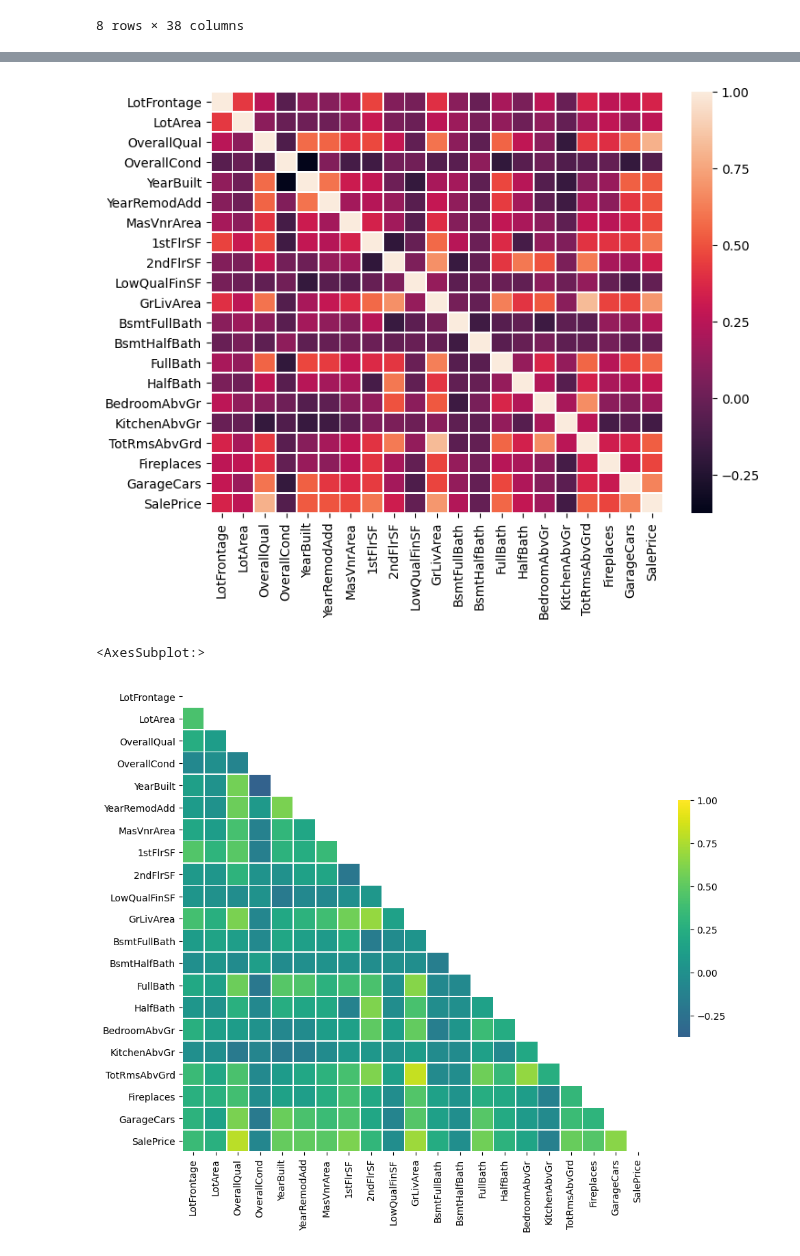
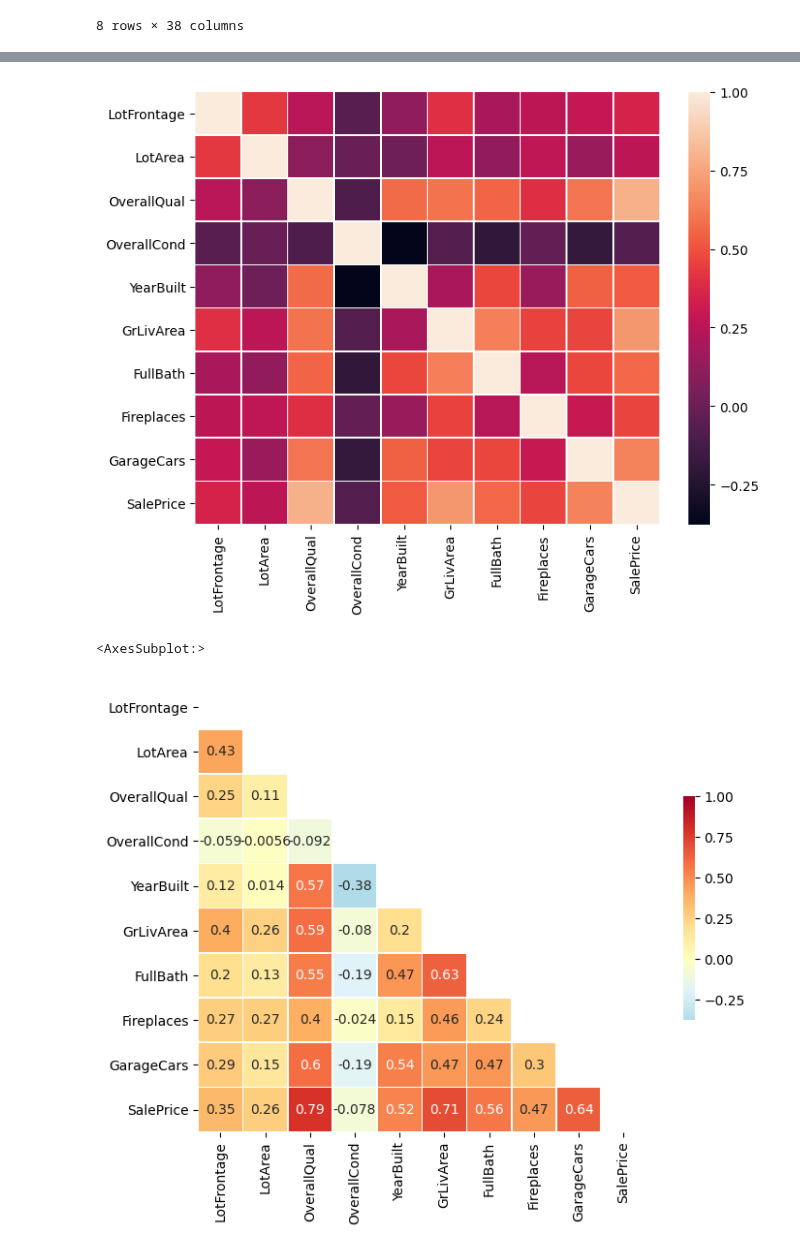
Before and after one commit to marceloperes72/DataViz, a Jupyter notebook: Heatmap.ipynb, the cells around one changed output, grey strips where cells are left out. Cells and saved outputs as stored; diff of their text form; code cells hidden in the pictures.

```diff
--- a/Heatmap.ipynb
+++ b/Heatmap.ipynb
@@ -68,9 +93,5 @@ df = data[['Id', 'MSSubClass', 'MSZoning', 'LotFrontage', 'LotArea', 'Street',
 # %%
 df = data[[ 'LotFrontage', 'LotArea',
-        'OverallQual', 'OverallCond', 'YearBuilt', 'YearRemodAdd',
-         'MasVnrArea',  '1stFlrSF', '2ndFlrSF',
-       'LowQualFinSF', 'GrLivArea', 'BsmtFullBath', 'BsmtHalfBath', 'FullBath',
-       'HalfBath', 'BedroomAbvGr', 'KitchenAbvGr',
-       'TotRmsAbvGrd',  'Fireplaces',
-       'GarageCars',  'SalePrice']]
+        'OverallQual', 'OverallCond', 'YearBuilt',  'GrLivArea', 'FullBath',
+          'Fireplaces',  'GarageCars',  'SalePrice']]
 # %%
@@ -114,25 +109,20 @@ f, ax = plt.subplots(figsize=(8, 6))
 a = df.corr()
 ax = sns.heatmap(a, linewidth=0.5)
 # %% [output]
-[figure, old version]
+[figure, new version]
-# %%
-df = data
 # %%
 # Compute the correlation matrix
 corr = df.corr()
 
 # Generate a mask for the upper triangle
 mask = np.triu(np.ones_like(corr, dtype=bool))
 
 # Set up the matplotlib figure
-f, ax = plt.subplots(figsize=(11, 9))
+f, ax = plt.subplots(figsize=(10, 6))
 
-# Generate a custom diverging colormap
-cmap = sns.diverging_palette(230, 20, as_cmap=True)
 
-# Draw the heatmap with the mask and correct aspect ratio
-sns.heatmap(corr, mask=mask, cmap='viridis', vmax=1, center=0,
-            square=True, linewidths=.5, cbar_kws={"shrink": .5})
+sns.heatmap(corr, mask=mask, cmap='RdYlBu_r', vmax=1, center=0,annot=True,
+            square=True, linewidths=.4, cbar_kws={"shrink": 0.5})
 # %% [output]
 <AxesSubplot:>
-[figure, old version]
+[figure, new version]
```
Also changed, not shown: parts of 8 cells of this notebook.
